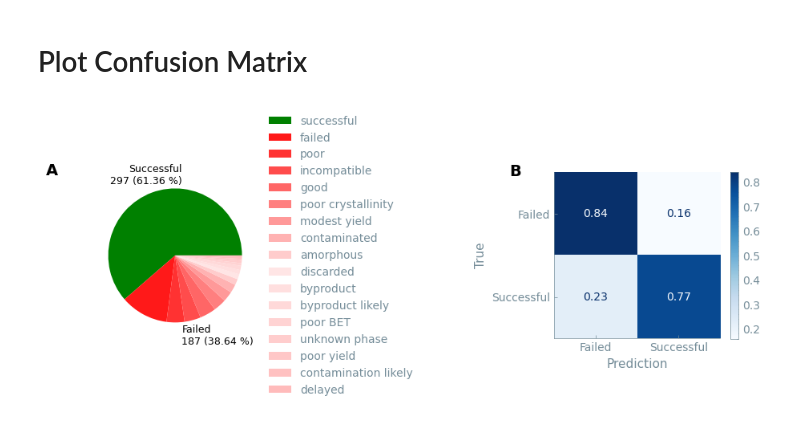
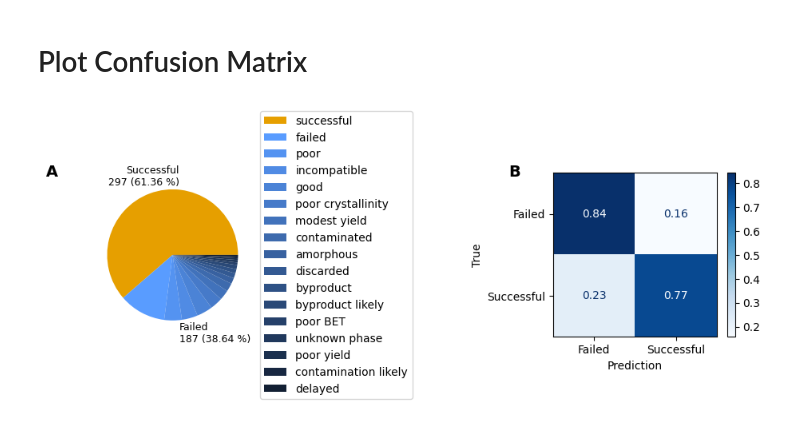
Before and after one commit to JorenBE/SMS, a Jupyter notebook: experiments/Supervised/plot_supervisedLLM.ipynb, the cells around one changed output. Drawn from its saved outputs; the diff is of its cells as text; code cells hidden in the pictures.

Commit message:
Make the plot more colorblind friendly

```diff
--- a/experiments/Supervised/plot_supervisedLLM.ipynb
+++ b/experiments/Supervised/plot_supervisedLLM.ipynb
@@ -38,0 +19,21 @@ plt.style.use("style.mplstyle")
+# %%
+import matplotlib.pyplot as plt
+import matplotlib.colors as mcolors
+import numpy as np
+
+highlight = "#E69F00"  # success color
+num_fail = 16  # number of failure shades
+
+# Fixed hue for blue (~0.6), fixed saturation, varying value for perceptual spacing
+fail_colors = [mcolors.hsv_to_rgb((0.6, 0.65, v)) for v in np.linspace(0.2, 1, num_fail)]
+
+COLORS = [highlight] + fail_colors[::-1]
+
+# Plot swatches
+fig, ax = plt.subplots(figsize=(12, 2))
+for i, color in enumerate(COLORS):
+    ax.add_patch(plt.Rectangle((i, 0), 1, 1, color=color))
+ax.set_xlim(0, len(COLORS))
+ax.set_ylim(0, 1)
+ax.axis("off")
+plt.show()
@@ -103,34 +106,34 @@ df_b = pd.read_csv('20240402_syntheses_UTF8.csv')
 outcome_counter = Counter(df_b['outcome'])
 outcome_counter = dict(sorted(outcome_counter.items(), key=lambda item: item[1], reverse=True))
 
 sizes = outcome_counter.values()
 labels = outcome_counter.keys()
 labels_pie = [''] *len(labels)
 
-n_succesfull = c['successful']
+n_succesfull = outcome_counter['successful']
 n_unsuccesfull = len(df_b) - n_succesfull
 labels_pie[0] = f'Successful\n{n_succesfull} ({round(100 *(n_succesfull/len(df_b)), 2)} %)'
 labels_pie[2] = f'Failed\n{n_unsuccesfull} ({round(100 *(n_unsuccesfull/len(df_b)), 2)} %)'
 
-wedges, texts = axs[0].pie(sizes, labels= labels_pie, colors= RED_TINTS)
+wedges, texts = axs[0].pie(sizes, labels= labels_pie, colors= COLORS)
 texts[2].set_position((0.1, -1.2))
 texts[0].set_position((0.1, 1.2))
 
 
 axs[0].legend(wedges, labels, loc="center left", bbox_to_anchor=(1, 0, 0.5, 1))
 
 plt.setp(texts,
     size=9,
     color='k')
 
 
 plt.tight_layout(pad=5)
 
 axs[0].text(-0.2, 1.05, 'A', transform=axs[0].transAxes,
          fontsize=14, fontweight='bold', va='top', ha='right', c= 'k')
 axs[1].text(-0.2, 1.05, 'B', transform=axs[1].transAxes,
          fontsize=14, fontweight='bold', va='top', ha='right',c = 'k')
 
-plt.savefig('predicting_LLM.png')
+plt.savefig('predicting_LLM_CB_V2.png')
 # %% [output]
-[figure, old version]
+[figure, new version]
```
Also changed, not shown: parts of 2 cells of this notebook, 2 other files.
